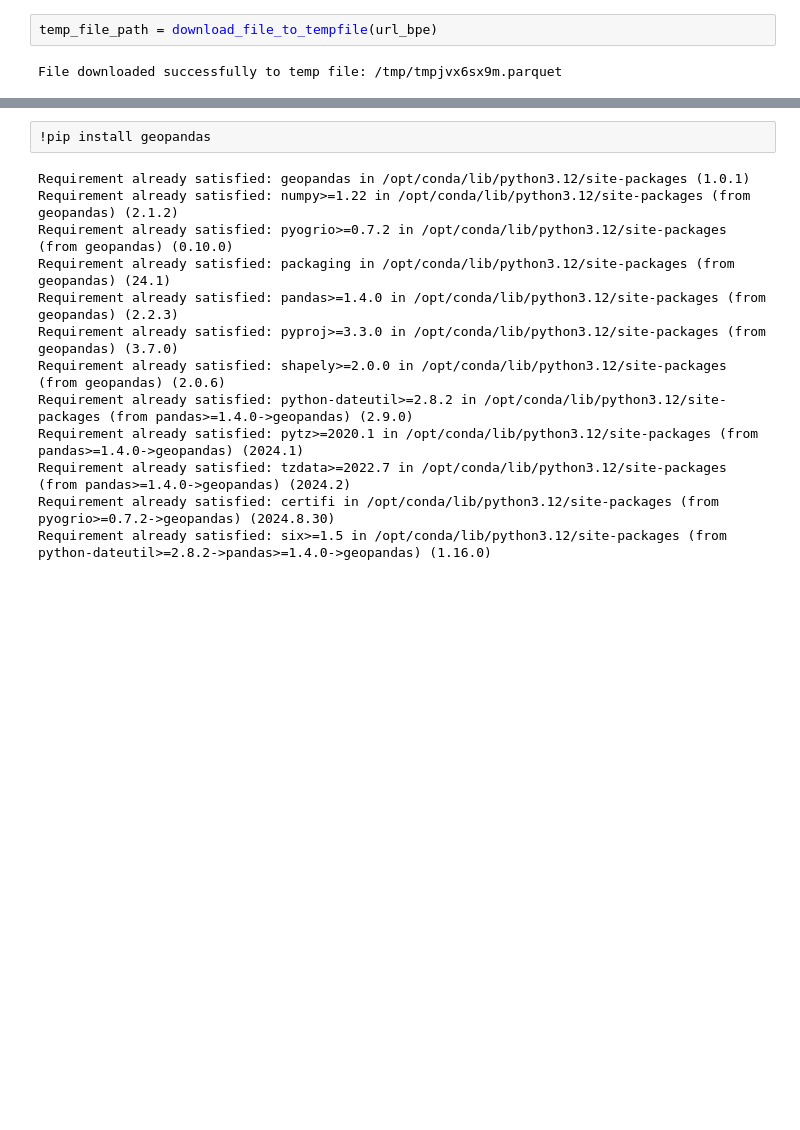
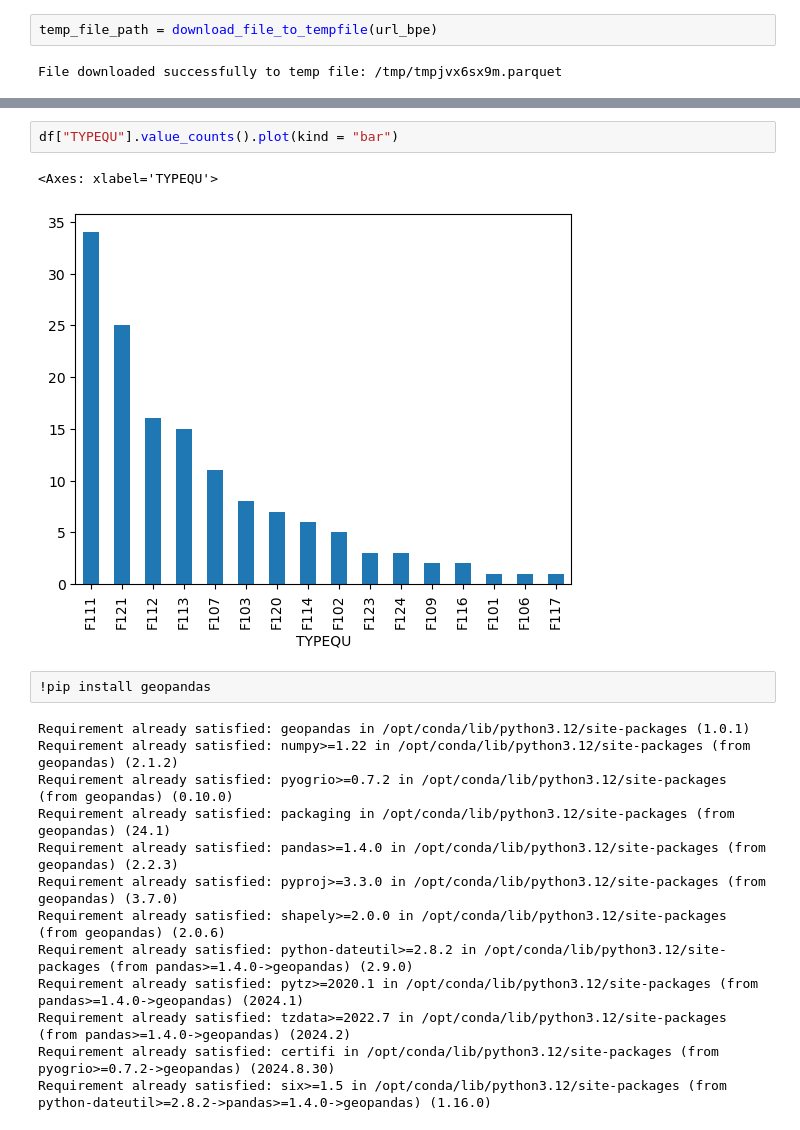
Before and after one commit to fjenft/exo-cadavre, a Jupyter notebook: notebook.ipynb, the cells around one changed output, grey strips where cells are left out. Cells and saved outputs as stored; diff of their text form; blank space fills up the shorter version.

```diff
--- a/notebook.ipynb
+++ b/notebook.ipynb
@@ -70,6 +70,11 @@ df.head(3)
 | 1 | 2023 | COMPLEXE SPORTIF JEAN MOULIN | TERRAIN DE TENNIS EXTERIEUR 3 |  |  | AV | JEAN MOULIN |  | 92390 | 92078 | ... | ... |
 | 2 | 2023 | STADE GASTON BOUILLANT | STADE D'ATHLETISME |  |  | AV | PIERRE DE COUBERTIN |  | 92390 | 92078 | ... | ... |
 3 rows × 74 columns
+# %%
+df["TYPEQU"].value_counts().plot(kind = "bar")
+# %% [output]
+<Axes: xlabel='TYPEQU'>
+[figure, added]
 # %%
 !pip install geopandas
 # %% [output]
```
Also changed, not shown: parts of 2 cells of this notebook.
